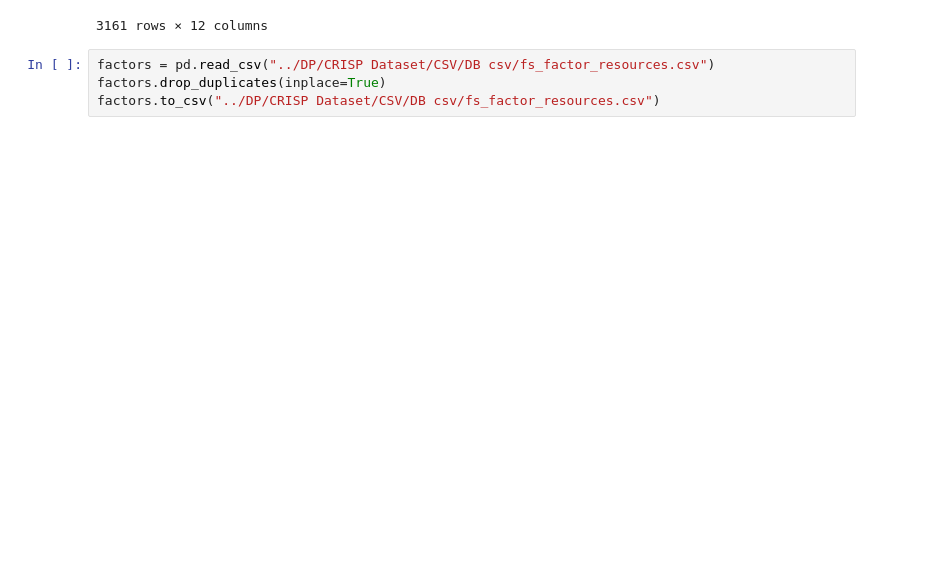
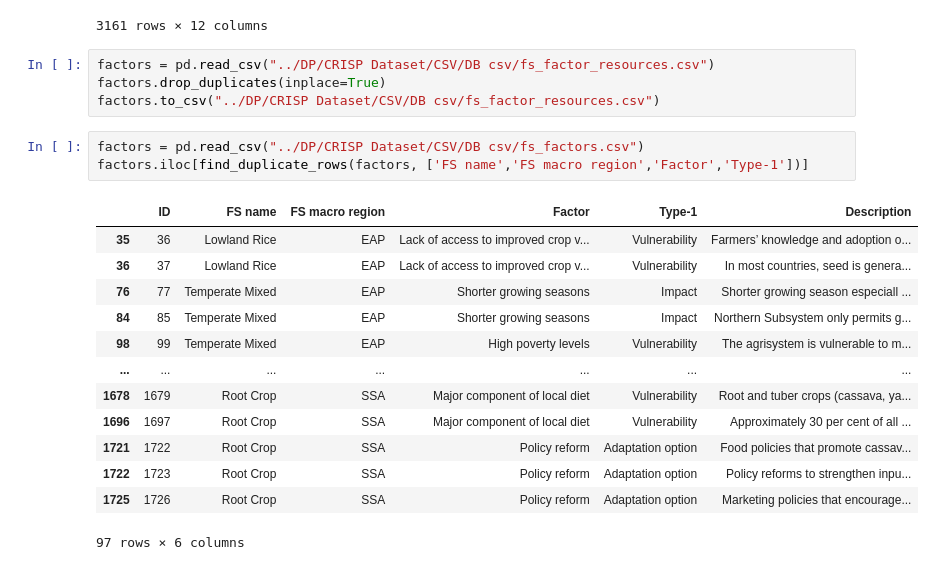
Before and after one commit to iberius96/DP_DPI, a Jupyter notebook: OTHER/tests.ipynb, the cells around one changed output. Cells and saved outputs as stored; diff of their text form; blank space fills up the shorter version.

```diff
--- a/OTHER/tests.ipynb
+++ b/OTHER/tests.ipynb
@@ -1232,3 +1229,20 @@ factors
 factors = pd.read_csv("../DP/CRISP Dataset/CSV/DB csv/fs_factor_resources.csv")
 factors.drop_duplicates(inplace=True)
 factors.to_csv("../DP/CRISP Dataset/CSV/DB csv/fs_factor_resources.csv")
+# %%
+factors = pd.read_csv("../DP/CRISP Dataset/CSV/DB csv/fs_factors.csv")
+factors.iloc[find_duplicate_rows(factors, ['FS name','FS macro region','Factor','Type-1'])]
+# %% [output]
+|  | ID | FS name | FS macro region | Factor | Type-1 | Description |
+| 35 | 36 | Lowland Rice | EAP | Lack of access to improved crop v... | Vulnerability | Farmers’ knowledge and adoption o... |
+| 36 | 37 | Lowland Rice | EAP | Lack of access to improved crop v... | Vulnerability | In most countries, seed is genera... |
+| 76 | 77 | Temperate Mixed | EAP | Shorter growing seasons | Impact | Shorter growing season especiall ... |
+| 84 | 85 | Temperate Mixed | EAP | Shorter growing seasons | Impact | Northern Subsystem only permits g... |
+| 98 | 99 | Temperate Mixed | EAP | High poverty levels | Vulnerability | The agrisystem is vulnerable to m... |
+| ... | ... | ... | ... | ... | ... | ... |
+| 1678 | 1679 | Root Crop | SSA | Major component of local diet | Vulnerability | Root and tuber crops (cassava, ya... |
+| 1696 | 1697 | Root Crop | SSA | Major component of local diet | Vulnerability | Approximately 30 per cent of all ... |
+| 1721 | 1722 | Root Crop | SSA | Policy reform | Adaptation option | Food policies that promote cassav... |
+| 1722 | 1723 | Root Crop | SSA | Policy reform | Adaptation option | Policy reforms to strengthen inpu... |
+| 1725 | 1726 | Root Crop | SSA | Policy reform | Adaptation option | Marketing policies that encourage... |
+97 rows × 6 columns
```
Also changed, not shown: parts of 1 cell of this notebook, 10 other files.
